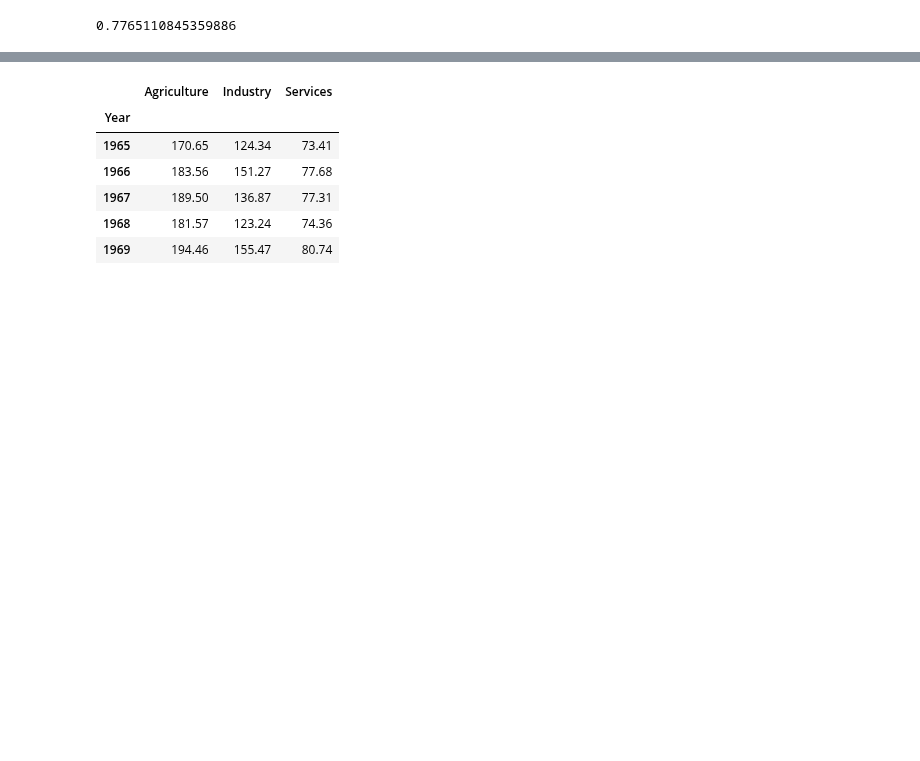
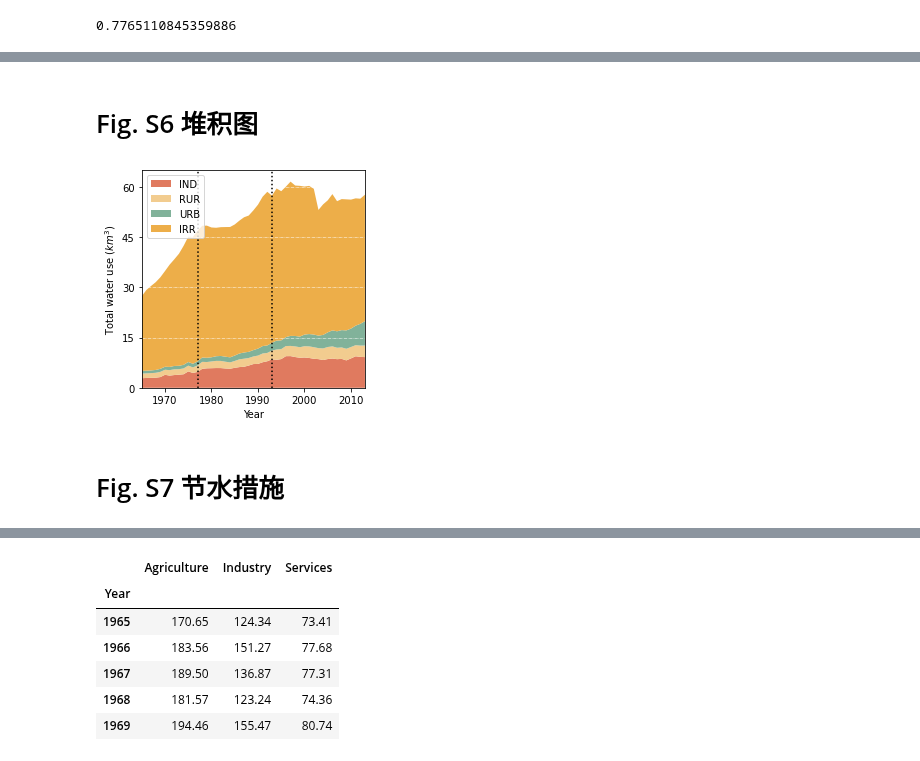
Before and after one commit to SongshGeo/Water-Governance-Regimes, a Jupyter notebook: notebooks/appendix.ipynb, the cells around one changed output, grey strips where cells are left out. Drawn from its saved outputs; the diff is of its cells as text; code cells hidden in the pictures; blank space fills up the shorter version.

```diff
--- a/notebooks/appendix.ipynb
+++ b/notebooks/appendix.ipynb
@@ -110,0 +197,26 @@ get_consumptions_ratio(1972)
+# %% [markdown]
+# Fig. S6 堆积图
+# %%
+wu_cols = ['IND', 'RUR', 'URB', 'IRR']
+wu_sections = city_yr.groupby(["Year"])[wu_cols].sum()
+
+# 绘图
+fig, ax1 = plt.subplots(1, 1, figsize=(4, 4))
+ax1.stackplot(wu_sections.index, wu_sections.T, labels=wu_cols, colors=["#e07a5f", "#f2cc8f","#81b29a", "#EDAE49"])
+ax1.set_xlabel("Year")
+ax1.set_ylabel("Total water use ($km^3$)")
+ax1.set_xlim(wu_sections.index.min(), wu_sections.index.max())
+ax1.set_yticks(np.arange(0, 61, 15))
+ax1.set_ylim(0, 65)
+ax1.yaxis.grid(color='white', linestyle='-.', linewidth=0.5)
+ax1.axvline(x=1977, ls=":", lw=1.5, c='black')
+ax1.axvline(x=1993, ls=":", lw=1.5, c='black')
+ax1.legend(loc=2)
+
+# percentages = plot_percentages(wu_sections, colors=["#e07a5f", "#f2cc8f","#81b29a", "#EDAE49"], ax=ax2)
+plt.savefig("../figures/sup/sf_wu_sections_stackplot.jpg", dpi=300)
+plt.show();
+# %% [output]
+[figure, added]
+# %% [markdown]
+# Fig. S7 节水措施
```
Also changed, not shown: parts of 14 cells of this notebook, 15 other files.
